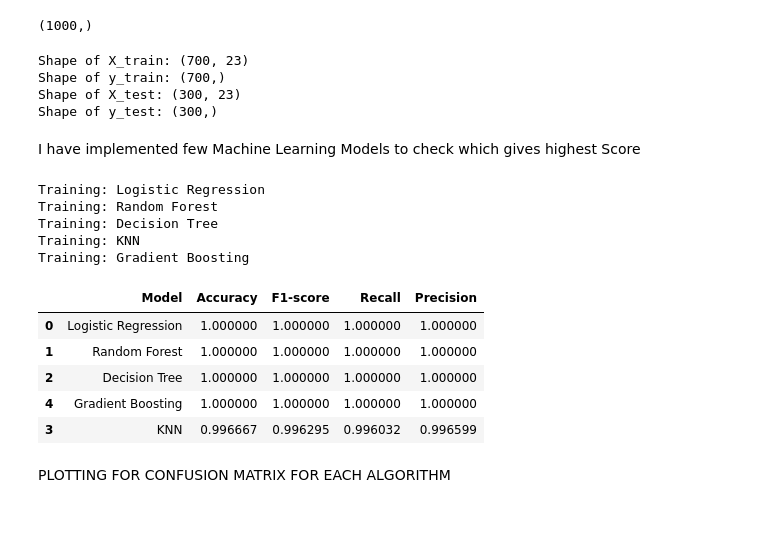
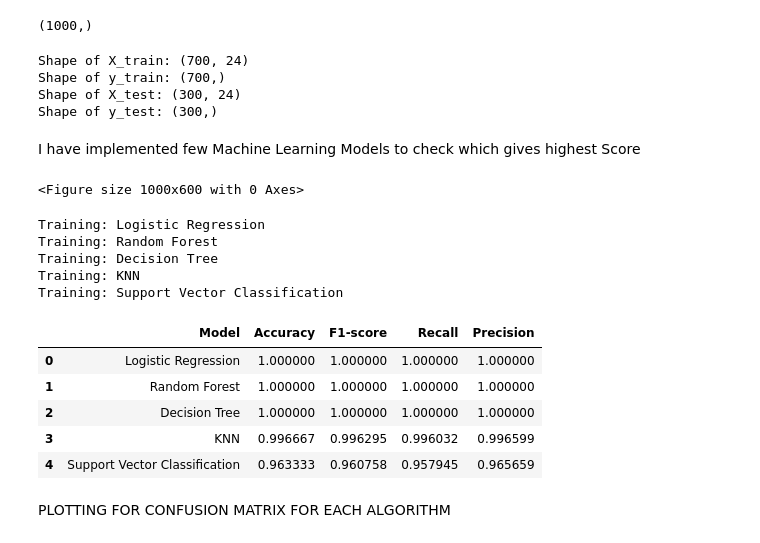
Before and after one commit to iqramaryamm/Lung-Cancer-Prediction, a Jupyter notebook: eda.ipynb, the cells around one changed output. Cells and saved outputs as stored; diff of their text form; code cells hidden in the pictures.

```diff
--- a/eda.ipynb
+++ b/eda.ipynb
@@ -241,6 +252,8 @@ df.head()
 Importing train test split to separate the training data and the test data
 # %% [markdown]
 Importing train test split and using 70% for training and 30% for testing
+# %%
+df=df.drop('Patient Id' , axis = True)
 # %%
 
 X= df.drop(['Level'], axis=1)
@@ -279,19 +332,29 @@ print("Shape of y_train:", y_train.shape)
 print("Shape of X_test:", X_test.shape)
 print("Shape of y_test:", y_test.shape)
 # %% [output]
-Shape of X_train: (700, 23)
+Shape of X_train: (700, 24)
 Shape of y_train: (700,)
-Shape of X_test: (300, 23)
+Shape of X_test: (300, 24)
 Shape of y_test: (300,)
 # %% [markdown]
 I have implemented few Machine Learning Models to check which gives highest Score
+# %%
+
+
+plt.figure(figsize=(10,6))
+sns.set_style('whitegrid')
+sns.set_palette('Set2')
+# %% [output]
+<Figure size 1000x600 with 0 Axes>
 # %%
 
 from sklearn.linear_model import LogisticRegression
-from sklearn.ensemble import RandomForestClassifier, GradientBoostingClassifier
+from sklearn.ensemble import RandomForestClassifier
 from sklearn.tree import DecisionTreeClassifier
 from sklearn.neighbors import KNeighborsClassifier
 from sklearn.naive_bayes import GaussianNB
+from sklearn.svm import SVC
+
 from sklearn.metrics import accuracy_score, precision_score, recall_score, f1_score, classification_report
 
 
@@ -301,7 +364,7 @@ models = {
     'Random Forest': RandomForestClassifier(),
     'Decision Tree': DecisionTreeClassifier(),
     'KNN': KNeighborsClassifier(),
-    'Gradient Boosting': GradientBoostingClassifier(),
+    'Support Vector Classification': SVC()
 
 }
 
@@ -311,36 +374,36 @@ results = []
 for name, model in models.items():
     print(f"Training: {name}")
     model.fit(X_train, y_train)
     y_pred = model.predict(X_test)
 
     acc = accuracy_score(y_test, y_pred)
     f1 = f1_score(y_test, y_pred, average='macro')
     recall = recall_score(y_test, y_pred, average='macro')
     precision = precision_score(y_test, y_pred, average='macro')
 
     results.append({
         'Model': name,
         'Accuracy': acc,
         'F1-score': f1,
         'Recall': recall,
         'Precision': precision
     })
 
 # === Final results as DataFrame sorted by Accuracy ===
 results_df = pd.DataFrame(results).sort_values(by='Accuracy', ascending=False)
 results_df
 # %% [output]
 Training: Logistic Regression
 Training: Random Forest
 Training: Decision Tree
 Training: KNN
-Training: Gradient Boosting
+Training: Support Vector Classification
 |  | Model | Accuracy | F1-score | Recall | Precision |
 | 0 | Logistic Regression | 1.000000 | 1.000000 | 1.000000 | 1.000000 |
 | 1 | Random Forest | 1.000000 | 1.000000 | 1.000000 | 1.000000 |
 | 2 | Decision Tree | 1.000000 | 1.000000 | 1.000000 | 1.000000 |
-| 4 | Gradient Boosting | 1.000000 | 1.000000 | 1.000000 | 1.000000 |
 | 3 | KNN | 0.996667 | 0.996295 | 0.996032 | 0.996599 |
+| 4 | Support Vector Classification | 0.963333 | 0.960758 | 0.957945 | 0.965659 |
 # %% [markdown]
 PLOTTING FOR CONFUSION MATRIX FOR EACH ALGORITHM
 # %%
```
Also changed, not shown: parts of 19 cells of this notebook.
